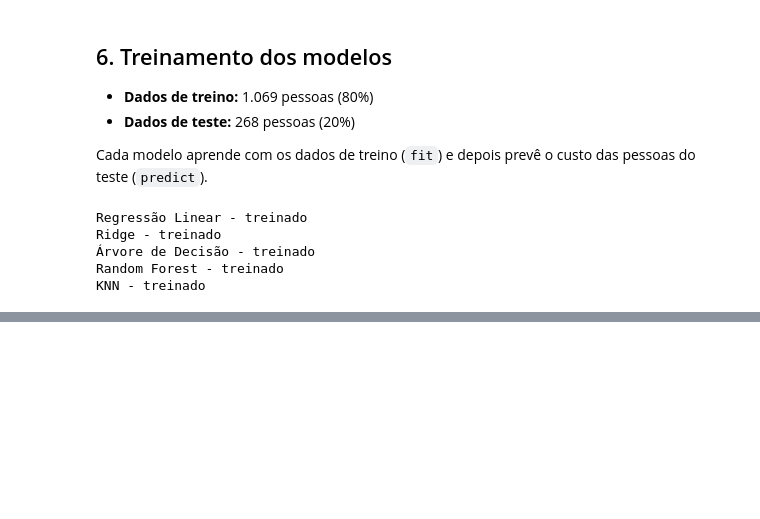
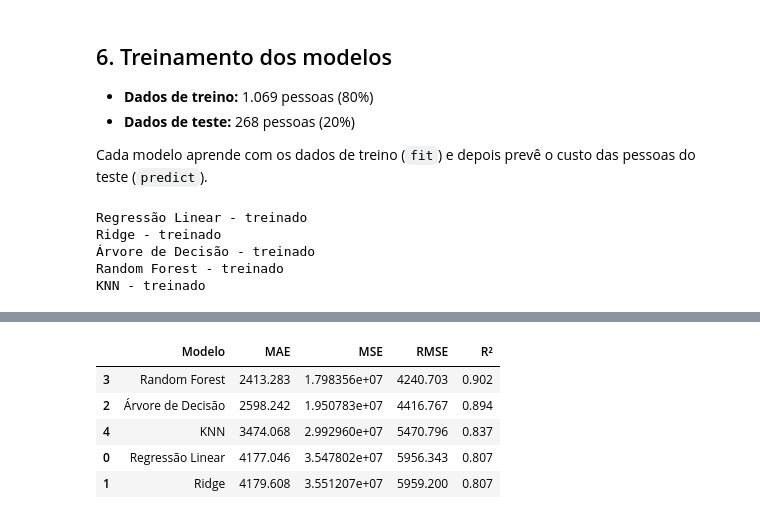
Before and after one commit to JlucasFaria/projeto-ml, a Jupyter notebook: notebooks/06_custo_seguro.ipynb, the cells around one changed output, grey strips where cells are left out. Saved outputs shown, nothing was run; the diff lists cells and outputs as text; code cells hidden in the pictures; blank space fills up the shorter version.

```diff
--- a/notebooks/06_custo_seguro.ipynb
+++ b/notebooks/06_custo_seguro.ipynb
@@ -307,0 +317,23 @@ KNN - treinado
+# %%
+from sklearn.metrics import mean_absolute_error, mean_squared_error, r2_score
+
+resultados = []
+for nome, y_prev in previsoes.items():
+    mse = mean_squared_error(y_teste, y_prev)
+    resultados.append({
+        'Modelo': nome,
+        'MAE': mean_absolute_error(y_teste, y_prev),
+        'MSE': mse,
+        'RMSE': np.sqrt(mse),
+        'R²': r2_score(y_teste, y_prev)
+    })
+
+tabela = pd.DataFrame(resultados).sort_values('R²', ascending=False)
+tabela.round(3)
+# %% [output]
+|  | Modelo | MAE | MSE | RMSE | R² |
+| 3 | Random Forest | 2413.283 | 1.798356e+07 | 4240.703 | 0.902 |
+| 2 | Árvore de Decisão | 2598.242 | 1.950783e+07 | 4416.767 | 0.894 |
+| 4 | KNN | 3474.068 | 2.992960e+07 | 5470.796 | 0.837 |
+| 0 | Regressão Linear | 4177.046 | 3.547802e+07 | 5956.343 | 0.807 |
+| 1 | Ridge | 4179.608 | 3.551207e+07 | 5959.200 | 0.807 |
```
Also changed, not shown: parts of 6 cells of this notebook.
